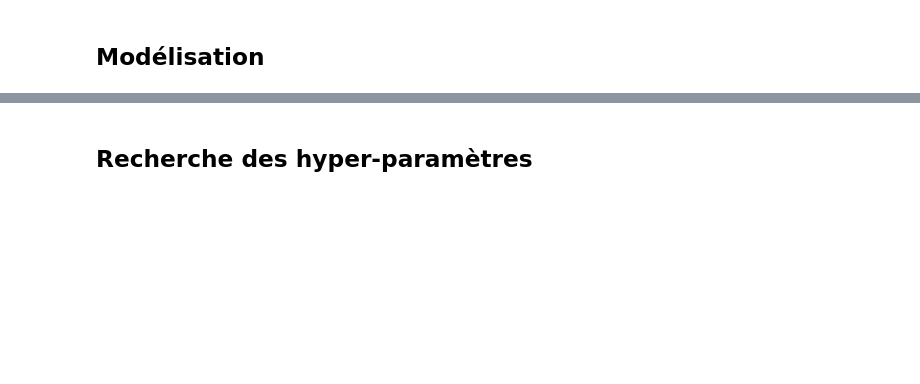
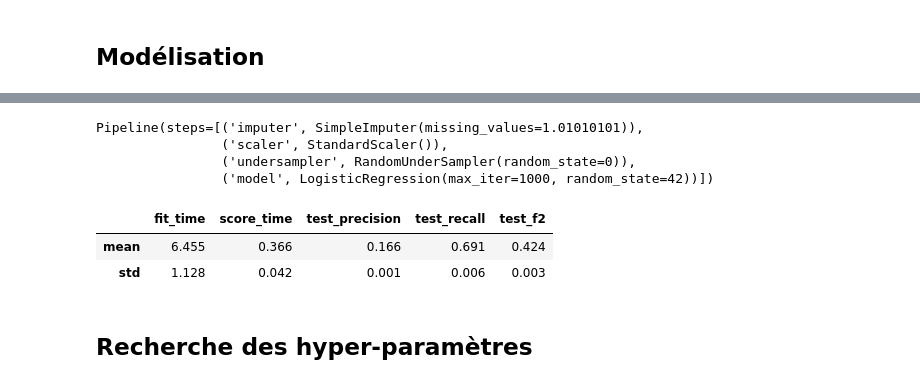
Before and after one commit to gabriel1628/Projet7-Dash, a Jupyter notebook: Modelisation.ipynb, the cells around one changed output, grey strips where cells are left out. Saved outputs shown, nothing was run; the diff lists cells and outputs as text; code cells hidden in the pictures; blank space fills up the shorter version.

```diff
--- a/Modelisation.ipynb
+++ b/Modelisation.ipynb
@@ -669,2 +730,26 @@ Name: TARGET, dtype: float64
+# %%
+pipeline = Pipeline(steps=[('imputer', SimpleImputer(strategy='mean', missing_values=nan)),
+                           ('scaler', StandardScaler()),
+                           ('undersampler', RandomUnderSampler(random_state=0)),
+                           ('model', LogisticRegression(random_state=42, max_iter=1000))
+                          ])
+pipeline.fit(X_train, y_train)
+# %% [output]
+Pipeline(steps=[('imputer', SimpleImputer(missing_values=1.01010101)),
+                ('scaler', StandardScaler()),
+                ('undersampler', RandomUnderSampler(random_state=0)),
+                ('model', LogisticRegression(max_iter=1000, random_state=42))])
+# %%
+# Cross validation sur l'ensemble du jeu de données
+precision_scorer = make_scorer(metrics.precision_score)
+recall_scorer = make_scorer(metrics.recall_score)
+f2_scorer = make_scorer(metrics.fbeta_score, beta=2)
+scoring = {'precision': precision_scorer, 'recall': recall_scorer, 'f2': f2_scorer}
+scores = pd.DataFrame(cross_validate(pipeline, X, y, scoring=scoring))
+scores.describe().loc[['mean', 'std'], :].round(3)
+# %% [output]
+|  | fit_time | score_time | test_precision | test_recall | test_f2 |
+| mean | 6.455 | 0.366 | 0.166 | 0.691 | 0.424 |
+| std | 1.128 | 0.042 | 0.001 | 0.006 | 0.003 |
 # %% [markdown]
 ## Recherche des hyper-paramètres
```
Also changed, not shown: parts of 11 cells of this notebook.
